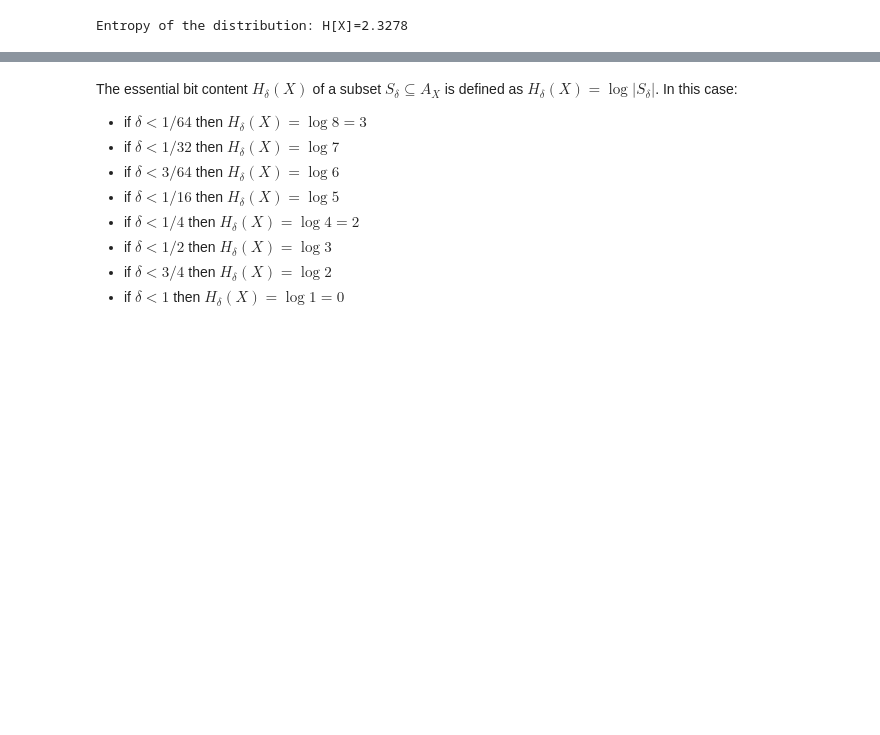
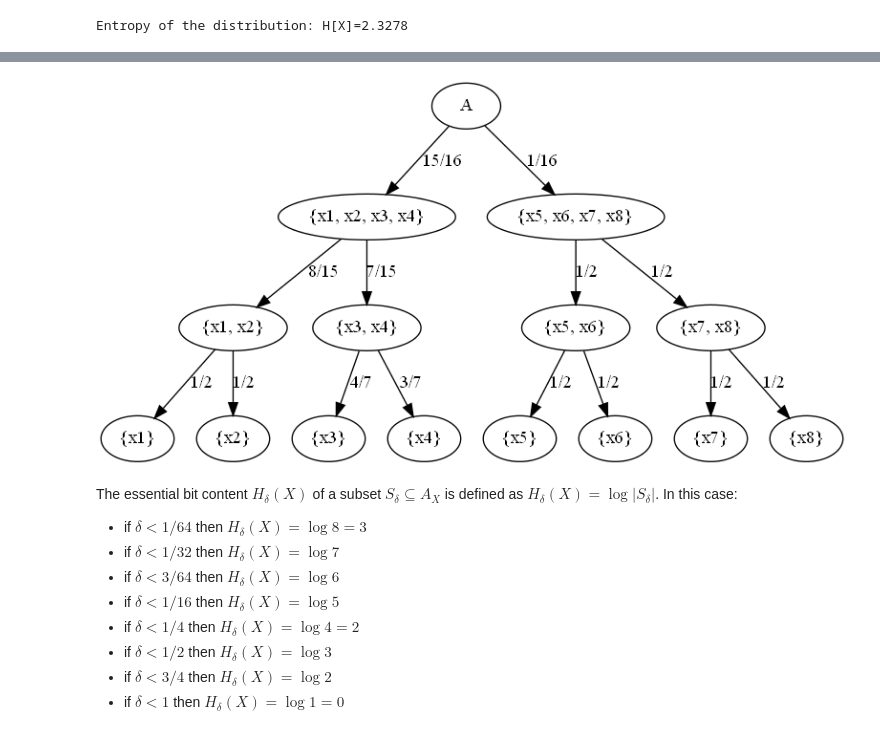
Before and after one commit to NicolaZomer/InformationTheory-Inference, a Jupyter notebook: 02_LossyCoding.ipynb, the cells around one changed output, grey strips where cells are left out. Drawn from its saved outputs; the diff is of its cells as text; code cells hidden in the pictures; blank space fills up the shorter version.

```diff
--- a/02_LossyCoding.ipynb
+++ b/02_LossyCoding.ipynb
@@ -86,5 +87,5 @@ f.edge('L22_1', 'L33_2', label='1/2')
 f.edge('L22_2', 'L34_1', label='1/2')
 f.edge('L22_2', 'L34_2', label='1/2')
 
-f
+display_png(f)
 # %% [output]
@@ -92,3 +92,4 @@ f
+[figure, added]
 # %% [markdown]
 The essential bit content $H_\delta(X)$ of a subset $S_\delta \subseteq A_X$ is defined as $H_\delta(X) = \log{|S_\delta|}$. In this case:
 - if $\delta < 1/64$ then $H_\delta(X)=\log8=3$
```
Also changed, not shown: parts of 2 cells of this notebook.
